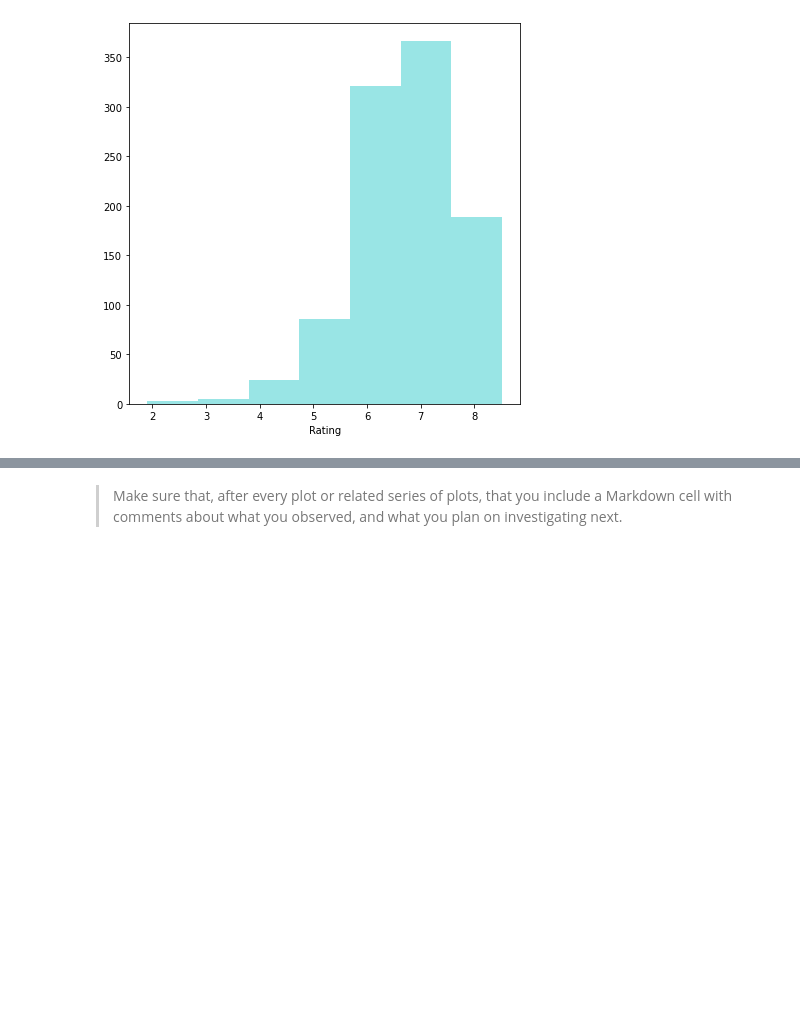
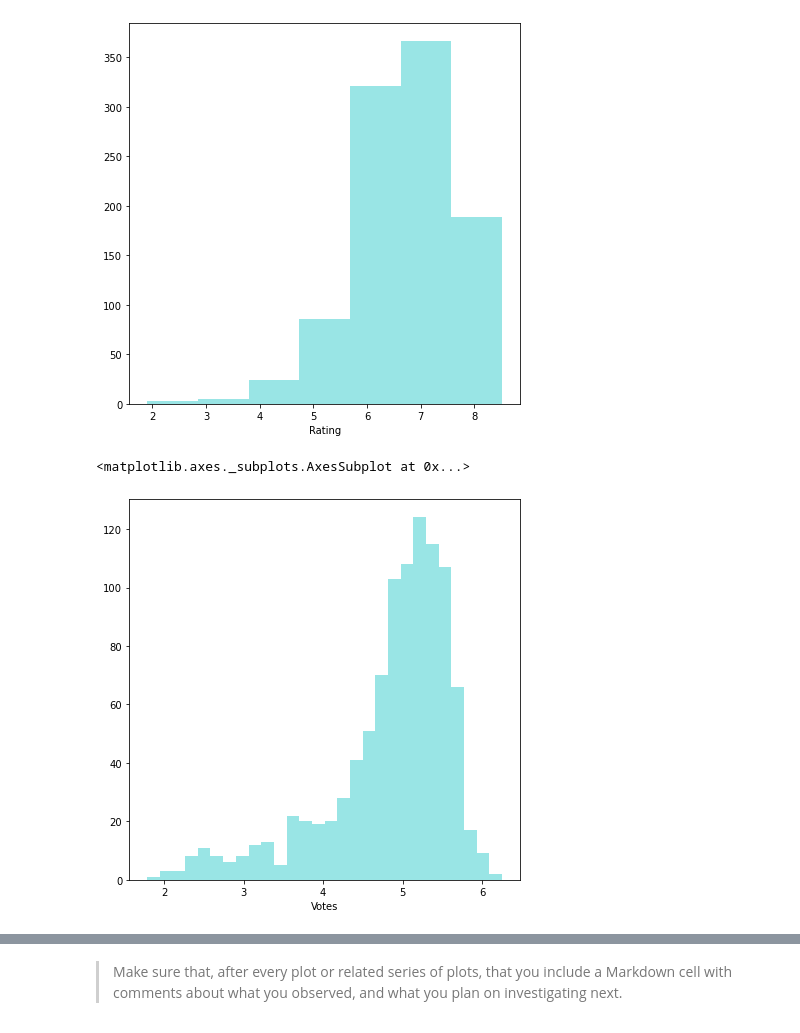
Before and after one commit to yufrances90/Communicate-Data-Findings, a Jupyter notebook: exploration_template-Copy1.ipynb, the cells around one changed output, grey strips where cells are left out. Drawn from its saved outputs; the diff is of its cells as text; code cells hidden in the pictures; blank space fills up the shorter version.

```diff
--- a/exploration_template-Copy1.ipynb
+++ b/exploration_template-Copy1.ipynb
@@ -85,3 +78,13 @@ sns.distplot(df['Rating'], color='c', bins=bin_edges, kde=False)
 # %% [output]
 <matplotlib.axes._subplots.AxesSubplot at 0x...>
 [figure]
+# %%
+votes = df['Votes']
+log_votes = np.log10(votes)
+
+# sns.distplot(votes, color='c', kde=False)
+
+sns.distplot(log_votes, color='c', kde=False)
+# %% [output]
+<matplotlib.axes._subplots.AxesSubplot at 0x...>
+[figure, added]
```
Also changed, not shown: parts of 5 cells of this notebook.
